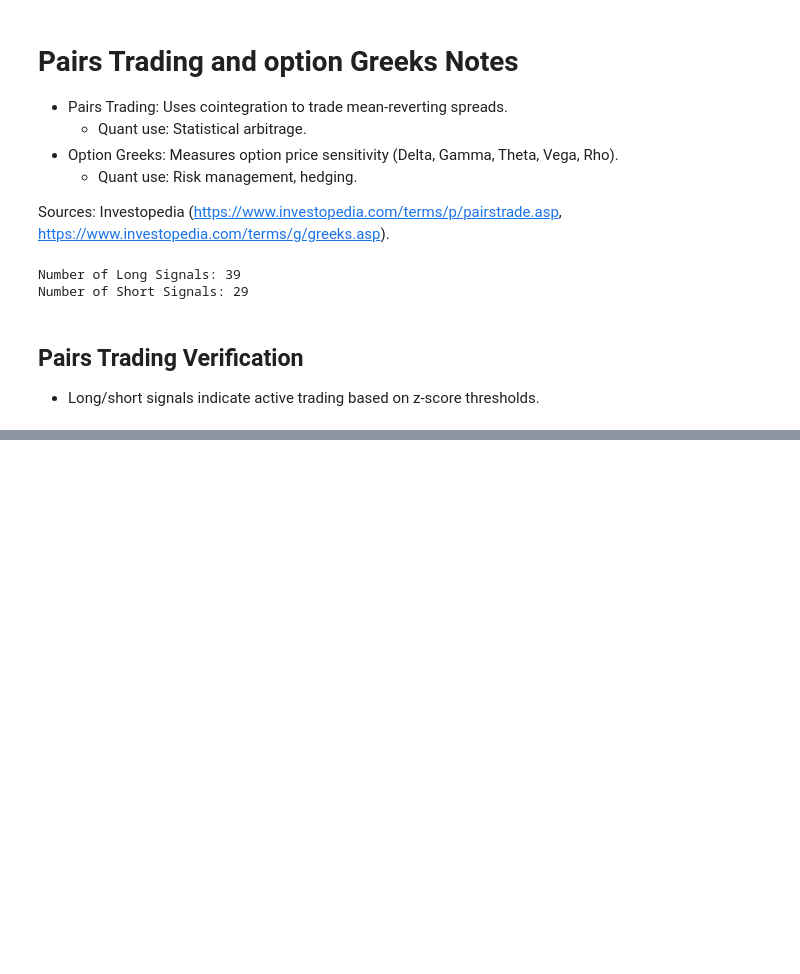
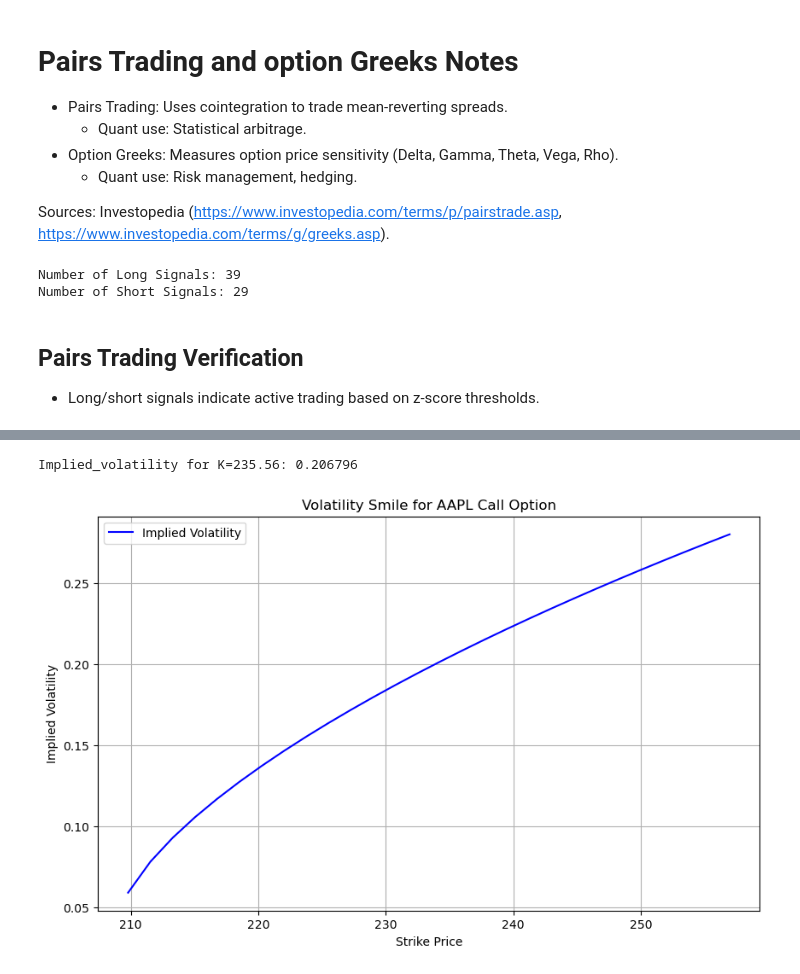
Before and after one commit to mhezie/Quant-Portfolio, a Jupyter notebook: Quant-Portfolio.ipynb, the cells around one changed output, grey strips where cells are left out. Drawn from its saved outputs; the diff is of its cells as text; code cells hidden in the pictures; blank space fills up the shorter version.

```diff
--- a/Quant-Portfolio.ipynb
+++ b/Quant-Portfolio.ipynb
@@ -1473,0 +1566,41 @@ print(isMatch("adceb", "a
+# %%
+# Black-Scholes call price
+def black_scholes_call(S, K, T, r, sigma):
+    d1 = (np.log(S / K) + (r + 0.5 * sigma**2) * T) / (sigma * np.sqrt(T))
+    d2 = d1 - sigma * np.sqrt(T)
+    return S * norm.cdf(d1) - K * np.exp(-r * T) * norm.cdf(d2)
+
+# Implied volatility solver
+def implied_volatility(S, K, T, r, marker_price):
+    def objective(sigma):
+        return black_scholes_call(S, K, T, r, sigma) - market_price
+    try:
+        return brentq(objective, 0.01, 2.0)
+    except ValueError:
+        return np.nan
+
+# Parameters
+S = data['AAPL'].iloc[-1]                                  # Latest AAPL price
+K = S * 1.1                                                # Strike at 110% of current price
+T = 1.0                                                    # 1 year to maturity
+r = 0.03                                                   # Risk-free rate
+market_price = black_scholes_call(S, K, T, r, 0.2) * 1.05  # Simulated market price (5% premium)
+
+# Calculate implied volatility
+iv = implied_volatility(S, K, T, r, market_price)
+print(f"Implied_volatility for K={K:.2f}: {iv:4f}")
+
+# Volatility smile across strikes
+strikes = np.linspace(0.8 * S, 1.2 * S, 50)
+ivs = [implied_volatility(S, k, T, r, black_scholes_call(S, k, T, r, 0.2) * (1.05 + 0.02 * abs(K/S - 1))) for k in strikes]
+plt.figure(figsize=(10, 6))
+plt.plot(strikes, ivs, label="Implied Volatility", color='b')
+plt.xlabel("Strike Price")
+plt.ylabel("Implied Volatility")
+plt.title("Volatility Smile for AAPL Call Option")
+plt.legend()
+plt.grid(True)
+plt.show()
+# %% [output]
+Implied_volatility for K=235.56: 0.206796
+[figure, added]
```
Also changed, not shown: parts of 9 cells of this notebook.
